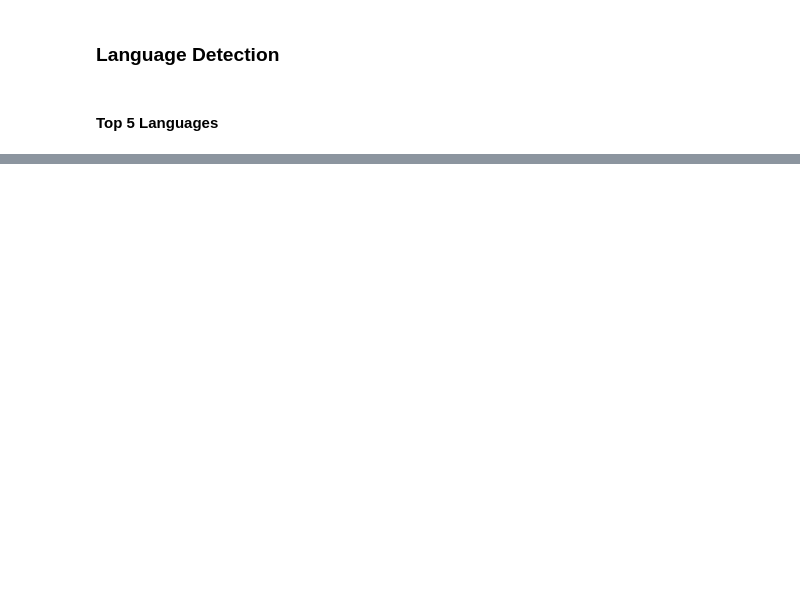
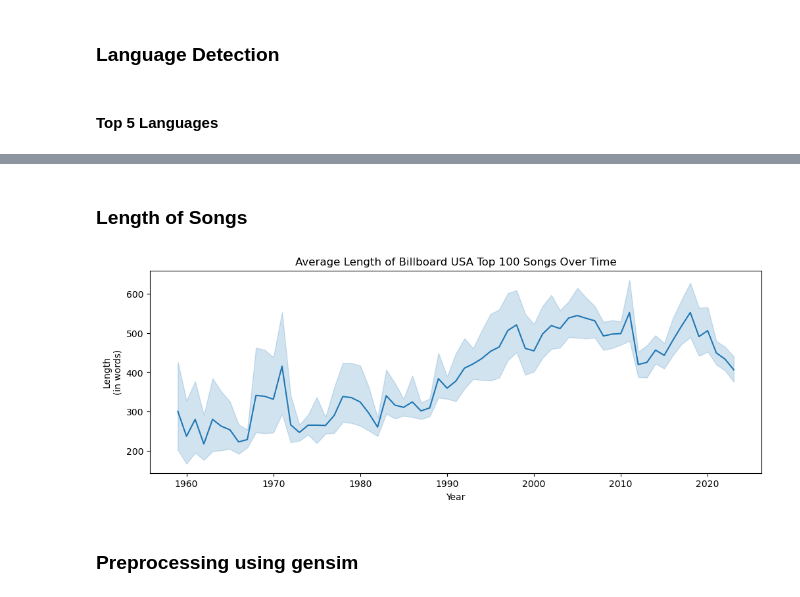
Before and after one commit to garimasc/topic_modeling_songs, a Jupyter notebook: eda.ipynb, the cells around one changed output, grey strips where cells are left out. Drawn from its saved outputs; the diff is of its cells as text; code cells hidden in the pictures; blank space fills up the shorter version.

```diff
--- a/eda.ipynb
+++ b/eda.ipynb
@@ -71,0 +110,14 @@ Name: 6354, dtype: object
+# %% [markdown]
+### Length of Songs
+# %%
+data['length'] = winsorize(data['Lyrics'].apply(lambda x: len(x.split(" ")) if isinstance(x, str) else 0), (0.01, 0.01))
+# %%
+fig = plt.figure(figsize= (12,4))
+sns.lineplot(data= data, x= "Year", y= "length")
+plt.title("Average Length of Billboard USA Top 100 Songs Over Time");
+plt.ylabel("Length\n(in words)");
+# fig.savefig("images/song_length_over_time.png")
+# %% [output]
+[figure, added]
+# %% [markdown]
+### Preprocessing using gensim
```
Also changed, not shown: parts of 13 cells of this notebook, 1 other file.
